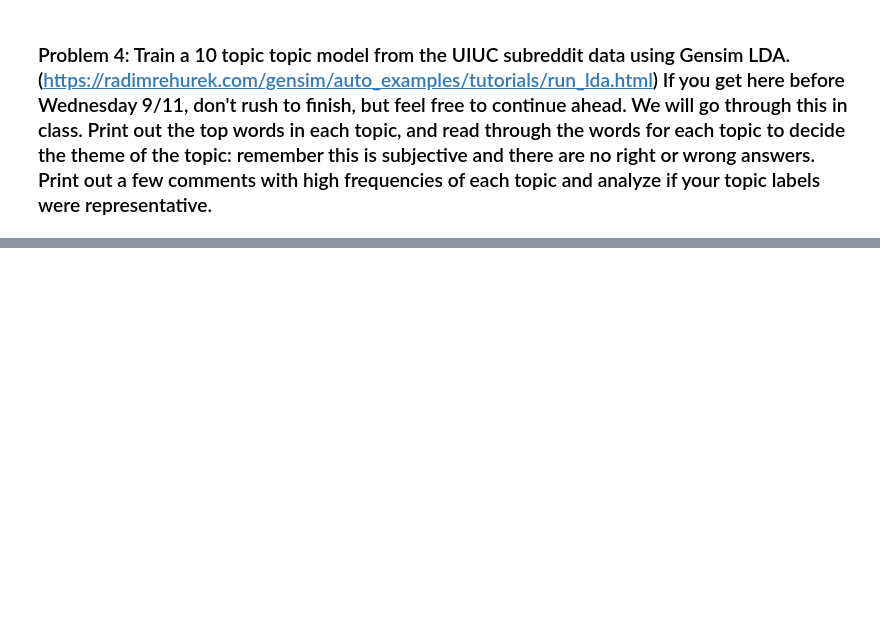
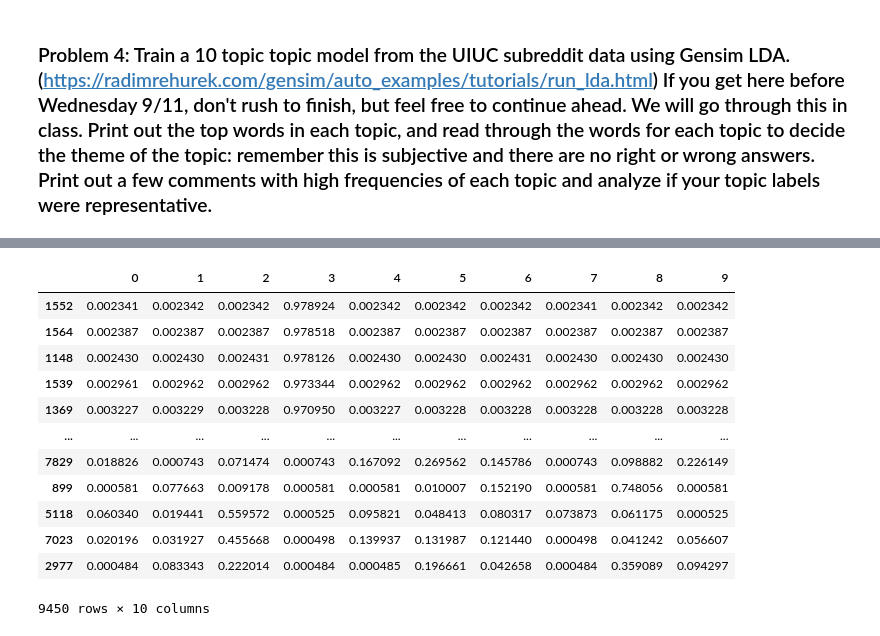
Before and after one commit to On0ne/project1-counting-words, a Jupyter notebook: project1.ipynb, the cells around one changed output, grey strips where cells are left out. Saved outputs shown, nothing was run; the diff lists cells and outputs as text; code cells hidden in the pictures; blank space fills up the shorter version.

```diff
--- a/project1.ipynb
+++ b/project1.ipynb
@@ -288,4 +379,8 @@ data=pd.concat([uiuc,mich])
 # %%
 #train a logistic regression model using the bag of words features as X and the label column as y
+log = LogisticRegression()
+log.fit(X, y)
+
+y_pred = log.predict(X)
 # %%
 #report the accuracy of the model
@@ -311,0 +455,6 @@ NameError: name 'X' is not defined
+# %%
+corpus = Sparse2Corpus(X, documents_columns=False)
+id2word = dict((v, k) for k, v in vectorizer.vocabulary_.items())
+# %%
+lda_model = LdaModel(corpus=corpus, id2word=id2word, num_topics=10)
+lda_model.print_topics()
@@ -311,0 +482,7 @@ NameError: name 'X' is not defined
+# %%
+import textwrap
+
+pd.set_option('display.max_colwidth', None)
+toprint=mich["text"][30]
+wrapped_string = textwrap.fill(toprint, width=80)
+print(wrapped_string)
@@ -311,0 +506,26 @@ NameError: name 'X' is not defined
+# %%
+models=lda_model.get_document_topics(corpus, minimum_probability=0)
+rows=[]
+
+for i in range(len(models)):
+    row=[]
+    for m in models[i]:
+        row.append(m[1])
+    rows.append(row)
+
+topic_df=pd.DataFrame(rows)
+topic_df.sort_values(3, ascending=False)
+# %% [output]
+|  | 0 | 1 | 2 | 3 | 4 | 5 | 6 | 7 | 8 | 9 |
+| 1552 | 0.002341 | 0.002342 | 0.002342 | 0.978924 | 0.002342 | 0.002342 | 0.002342 | 0.002341 | 0.002342 | 0.002342 |
+| 1564 | 0.002387 | 0.002387 | 0.002387 | 0.978518 | 0.002387 | 0.002387 | 0.002387 | 0.002387 | 0.002387 | 0.002387 |
+| 1148 | 0.002430 | 0.002430 | 0.002431 | 0.978126 | 0.002430 | 0.002430 | 0.002431 | 0.002430 | 0.002430 | 0.002430 |
+| 1539 | 0.002961 | 0.002962 | 0.002962 | 0.973344 | 0.002962 | 0.002962 | 0.002962 | 0.002962 | 0.002962 | 0.002962 |
+| 1369 | 0.003227 | 0.003229 | 0.003228 | 0.970950 | 0.003227 | 0.003228 | 0.003228 | 0.003228 | 0.003228 | 0.003228 |
+| ... | ... | ... | ... | ... | ... | ... | ... | ... | ... | ... |
+| 7829 | 0.018826 | 0.000743 | 0.071474 | 0.000743 | 0.167092 | 0.269562 | 0.145786 | 0.000743 | 0.098882 | 0.226149 |
+| 899 | 0.000581 | 0.077663 | 0.009178 | 0.000581 | 0.000581 | 0.010007 | 0.152190 | 0.000581 | 0.748056 | 0.000581 |
+| 5118 | 0.060340 | 0.019441 | 0.559572 | 0.000525 | 0.095821 | 0.048413 | 0.080317 | 0.073873 | 0.061175 | 0.000525 |
+| 7023 | 0.020196 | 0.031927 | 0.455668 | 0.000498 | 0.139937 | 0.131987 | 0.121440 | 0.000498 | 0.041242 | 0.056607 |
+| 2977 | 0.000484 | 0.083343 | 0.222014 | 0.000484 | 0.000485 | 0.196661 | 0.042658 | 0.000484 | 0.359089 | 0.094297 |
+9450 rows × 10 columns
```
Also changed, not shown: parts of 22 cells of this notebook.
